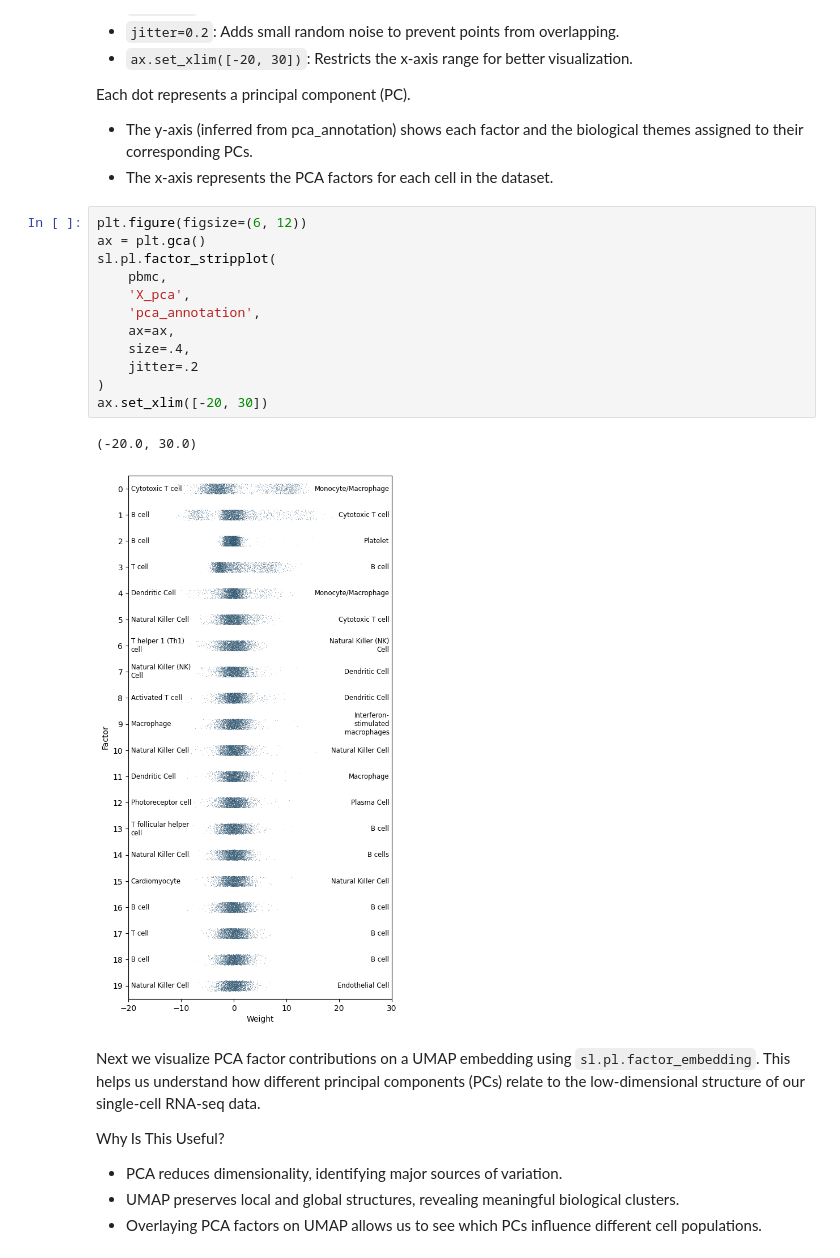
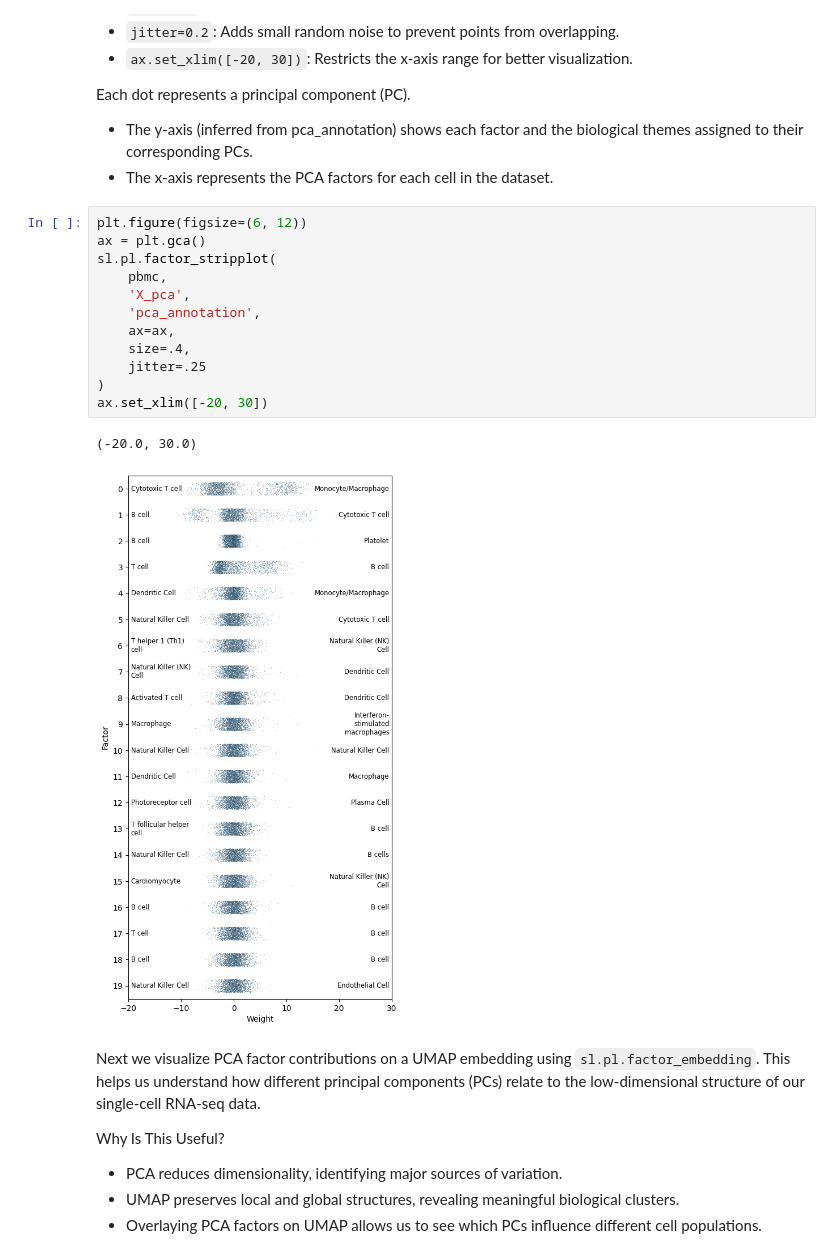
Before and after one commit to sagar87/scllm, a Jupyter notebook: docs/notebooks/factor_analysis.ipynb, the cells around one changed output. Cells and saved outputs as stored; diff of their text form.

```diff
--- a/docs/notebooks/factor_analysis.ipynb
+++ b/docs/notebooks/factor_analysis.ipynb
@@ -79,18 +79,18 @@ Each dot represents a principal component (PC).
 # %%
 plt.figure(figsize=(6, 12))
 ax = plt.gca()
 sl.pl.factor_stripplot(
     pbmc,
     'X_pca',
     'pca_annotation',
     ax=ax,
     size=.4,
-    jitter=.2
+    jitter=.25
 )
 ax.set_xlim([-20, 30])
 # %% [output]
 (-20.0, 30.0)
-[figure, old version]
+[figure, new version]
 # %% [markdown]
 Next we visualize PCA factor contributions on a UMAP embedding using `sl.pl.factor_embedding`. This helps us understand how different principal components (PCs) relate to the low-dimensional structure of our single-cell RNA-seq data.
 
```
Also changed, not shown: parts of 1 cell of this notebook, 1 other file.
